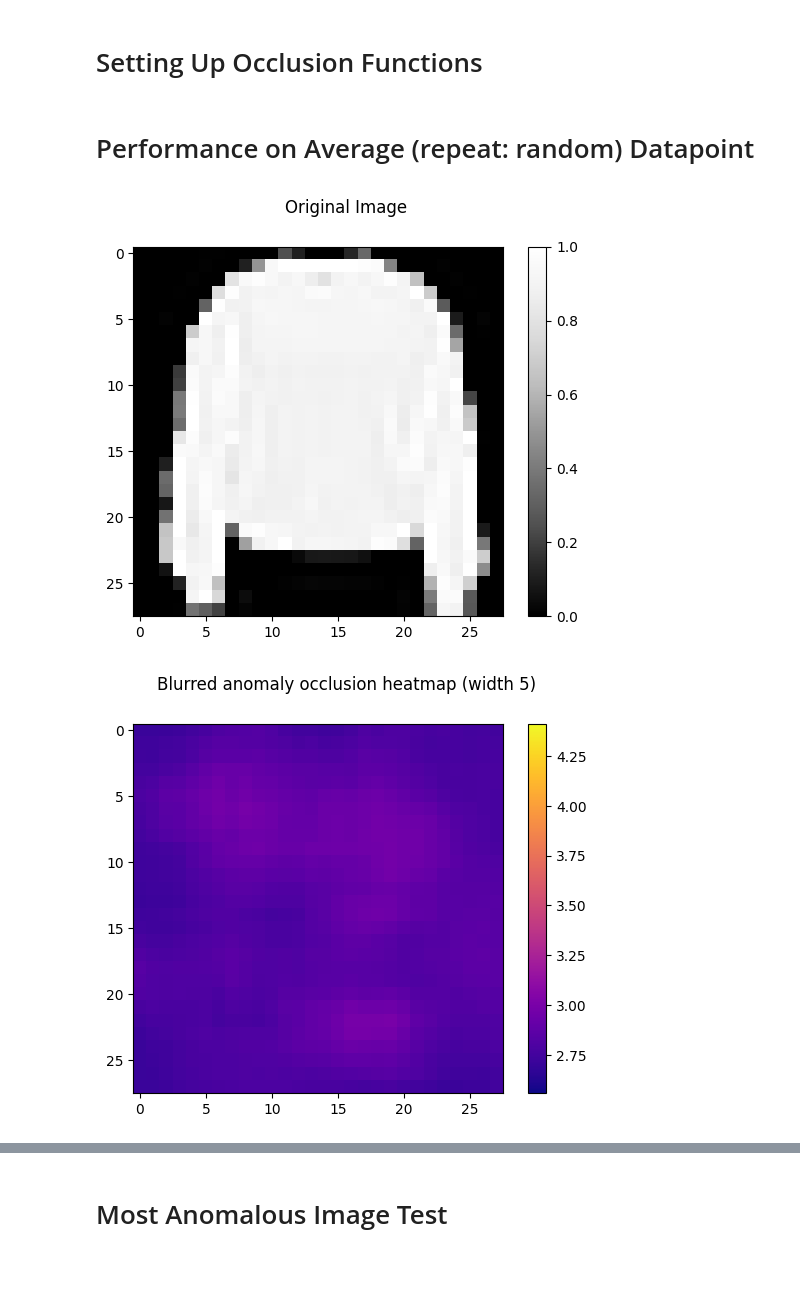
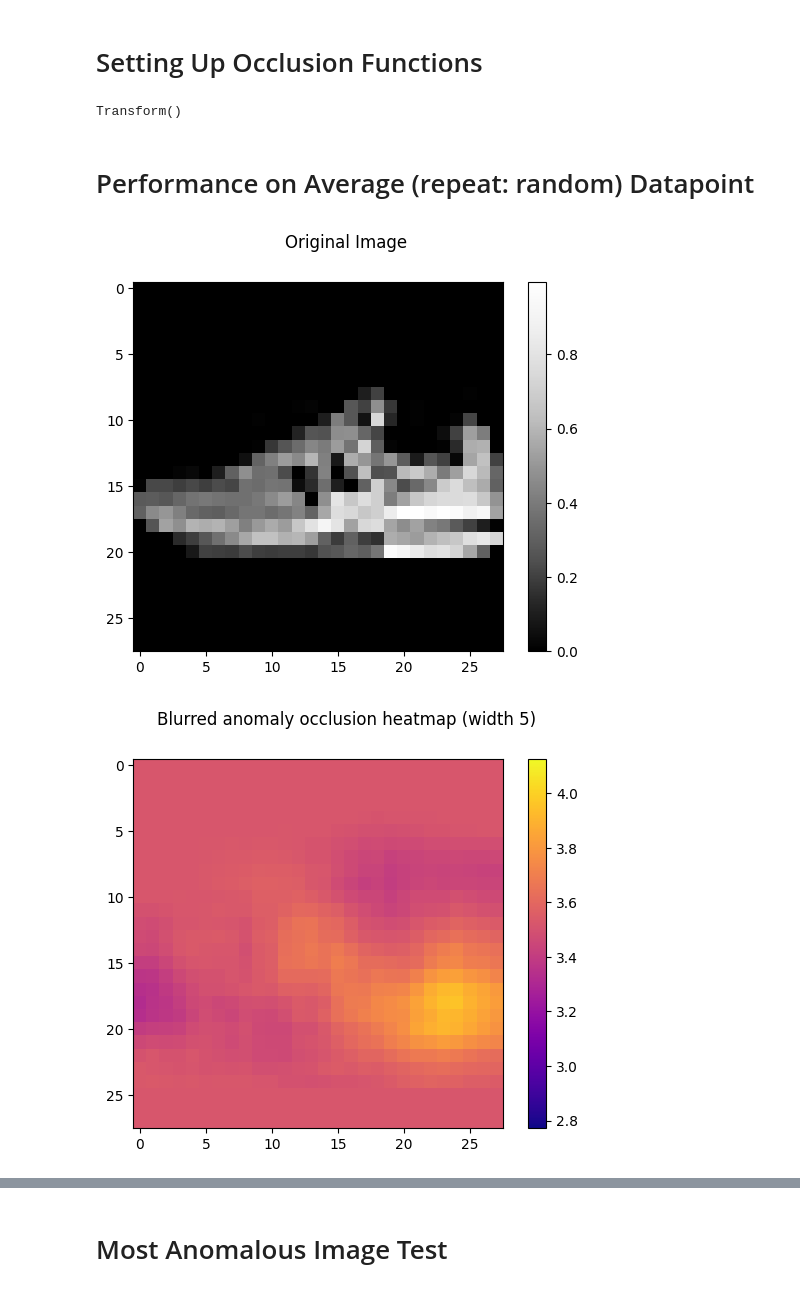
Before and after one commit to Genentech/data-detective, a Jupyter notebook: Interpretability.ipynb, the cells around one changed output, grey strips where cells are left out. Saved outputs shown, nothing was run; the diff lists cells and outputs as text; code cells hidden in the pictures.

Commit message:
occ modernized, interp stuff in w test

```diff
--- a/Interpretability.ipynb
+++ b/Interpretability.ipynb
@@ -50,20 +60,22 @@ dataset.__len__()
 # %%
 inference_size: int = 20
 everything_but_inference_size: int = dataset.__len__() - inference_size
-inference_dataset, everything_but_inference_dataset = torch.utils.data.random_split(dataset, [inference_size, dataset.__len__() - inference_size])
+inference_dataset, everything_but_inference_dataset = dd_random_split(dataset, [inference_size, dataset.__len__() - inference_size])
 
 train_size: int = int(0.6 * len(everything_but_inference_dataset))
 val_size: int = int(0.2 * len(everything_but_inference_dataset))
 test_size: int = len(everything_but_inference_dataset) - train_size - val_size
-train_dataset, val_dataset, test_dataset = torch.utils.data.random_split(everything_but_inference_dataset, [train_size, val_size, test_size])
+train_dataset, val_dataset, test_dataset = dd_random_split(everything_but_inference_dataset, [train_size, val_size, test_size])
 
 data_object: Dict[str, torch.utils.data.Dataset] = {
-    "training_set": train_dataset,
-    "validation_set": val_dataset,
-    "test_set": test_dataset,
     "entire_set": dataset,
     "everything_but_inference_set": everything_but_inference_dataset,
-    "inference_set": inference_dataset
+    "inference_set": inference_dataset,
+    "train/val/test":{
+        "training_set": train_dataset,
+        "validation_set": val_dataset,
+        "test_set": test_dataset,
+    }
 }
 
 print(f"size of inference_dataset: {inference_dataset.__len__()}")
@@ -90,7 +102,7 @@ validation_schema : Dict = {
 # %%
 transform_schema : Dict = {
     "transforms": {
-        "image": [{
+        "IMAGE": [{
             "name": "resnet50",
             "in_place": "False",
             "options": {},
@@ -127,7 +139,11 @@ thread 13097713664: finished
 # %% [markdown]
 # Setting Up Occlusion Functions
 # %%
-resnet = TRANSFORM_LIBRARY['resnet50'].initialize_transform({})
+resnet = TRANSFORM_LIBRARY['resnet50']
+resnet.initialize_transform({})
+print(resnet)
+# %% [output]
+Transform()
 # %%
 import torch.nn as nn
 import copy
@@ -258,7 +274,7 @@ def box_blur(tensor, width):
 
 def occlusion_interpretability(img, model, occ, color_bounds="auto"):
     occluded_image_dict = {}
-    for first_dim in range(img.shape[1]):
+    for first_dim in tqdm(range(img.shape[1])):
         for second_dim in range(img.shape[2]):
             occluded = occ(img, (first_dim, second_dim))
             occluded_image_dict[tuple((first_dim, second_dim))] = occluded
@@ -268,7 +284,6 @@ def occlusion_interpretability(img, model, occ, color_bounds="auto"):
 #     embeddings = np.concatenate(Parallel(n_jobs=6)(delayed(resnet)(img) for img in tqdm(occluded_image_dict.values())), axis=0)
     localized_anomaly_scores = model.decision_function(embeddings)
     reshaped_localized_anomaly_score = torch.FloatTensor(list(localized_anomaly_scores)).reshape(img.shape[-2:])
-
     plot_occ_results(img, reshaped_localized_anomaly_score, occ.width, color_bounds)
     return reshaped_localized_anomaly_score
 
@@ -277,21 +292,21 @@ METHOD = 'cblof_anomaly_validator_method'
 # Performance on Average (repeat: random) Datapoint
 # %%
 sample = dataset[7]
-img = sample['image']
+img = sample['fashion_mnist_image']
 occ = OcclusionTransform(width=5)
 occed = occ(img, (15, 15))
 
-model_results, model = results['unsupervised_anomaly_data_validator'][METHOD]['resnet50_backbone_image_results']
-res_min, res_max = model_results.min(), model_results.max()
+model_results, model = results['unsupervised_anomaly_data_validator'][METHOD]['resnet50_backbone_fashion_mnist_image_results']
+res_min, res_max = min(model_results.values()), max(model_results.values())
 interp_results = occlusion_interpretability(img, model, occ, (res_min, res_max))
 
 # occluded_image_dict = {}
 # for first_dim in range(img.shape[1]):
 #     for second_dim in range(img.shape[2]):
 #         occluded = occ(img, (first_dim, second_dim))
 #         occluded_image_dict[tuple((first_dim, second_dim))] = occluded
 
 # embeddings = np.concatenate([resnet(img) for img in tqdm(occluded_image_dict.values())], axis=0)
 # %% [output]
-[figure, old version]
+[figure, new version]
-[figure, old version]
+[figure, new version]
```
Also changed, not shown: parts of 21 cells of this notebook, 8 other files.
